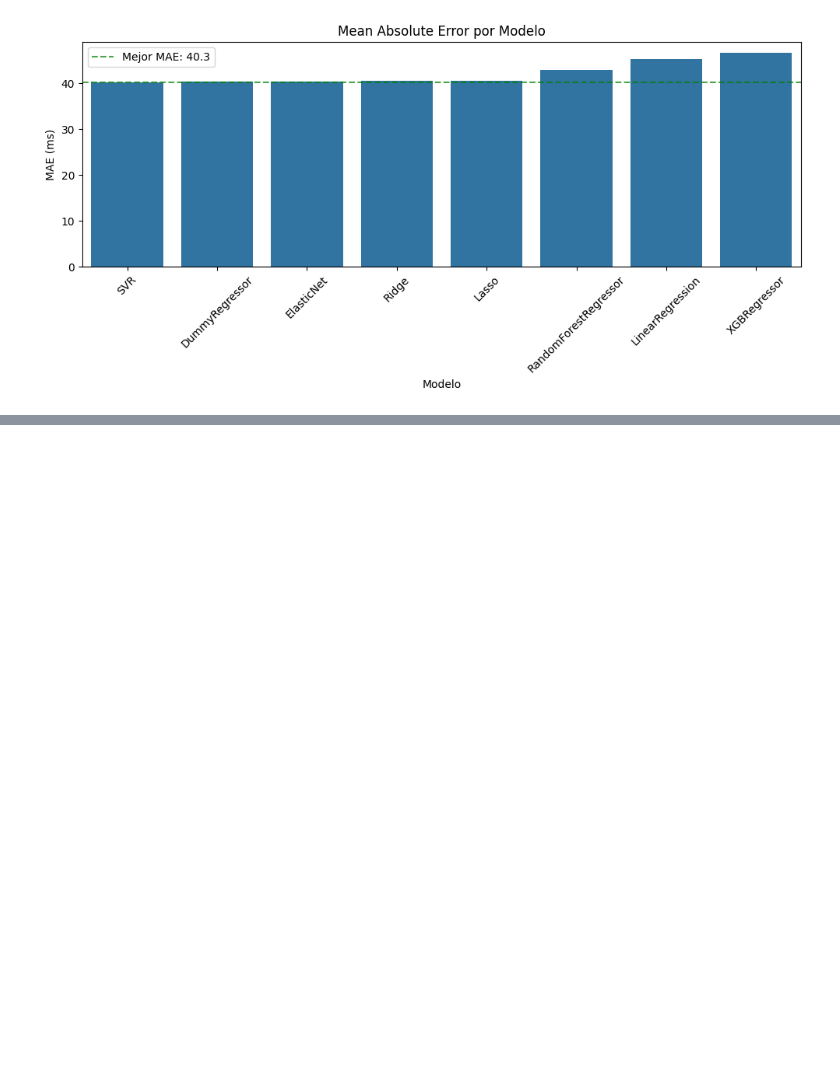
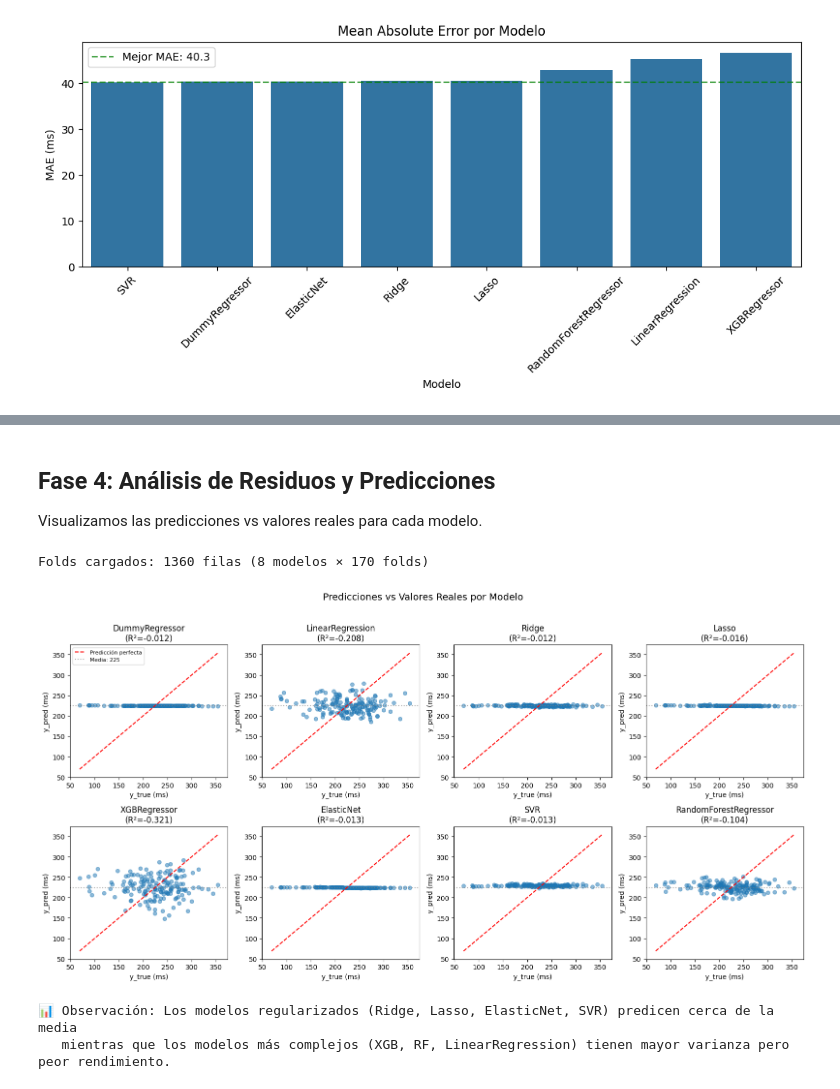
Before and after one commit to gianluca-capelo/datapruebas_analysis, a Jupyter notebook: analysis/tmt_ssrt_ml_results_analysis.ipynb, the cells around one changed output, grey strips where cells are left out. Saved outputs shown, nothing was run; the diff lists cells and outputs as text; code cells hidden in the pictures; blank space fills up the shorter version.

```diff
--- a/analysis/tmt_ssrt_ml_results_analysis.ipynb
+++ b/analysis/tmt_ssrt_ml_results_analysis.ipynb
@@ -78,0 +212,46 @@ plt.show()
+# %% [markdown]
+## Fase 4: Análisis de Residuos y Predicciones
+
+Visualizamos las predicciones vs valores reales para cada modelo.
+# %%
+# Cargar datos por fold
+folds = pd.read_csv("../results/regression/2026-01-26_1901/ssrt/tmt_ssrt/folds.csv")
+print(f"Folds cargados: {folds.shape[0]} filas ({folds['model'].nunique()} modelos × {folds['fold'].nunique()} folds)")
+# %% [output]
+Folds cargados: 1360 filas (8 modelos × 170 folds)
+# %%
+# Scatter plots: Predicciones vs Valores Reales
+fig, axes = plt.subplots(2, 4, figsize=(16, 8))
+models = df['model'].unique()
+
+for ax, model in zip(axes.flat, models):
+    model_folds = folds[folds['model'] == model]
+
+    ax.scatter(model_folds['y_test'], model_folds['y_pred'], alpha=0.5, s=30)
+
+    # Línea de predicción perfecta
+    min_val, max_val = y.min(), y.max()
+    ax.plot([min_val, max_val], [min_val, max_val], 'r--', linewidth=1.5, label='Predicción perfecta')
+
+    # Línea de predicción media (baseline)
+    ax.axhline(y.mean(), color='gray', linestyle=':', alpha=0.7, label=f'Media: {y.mean():.0f}')
+
+    # Calcular R² para este modelo
+    r2_model = df[df['model']==model]['r2'].values[0]
+    ax.set_title(f'{model}\n(R²={r2_model:.3f})')
+    ax.set_xlabel('y_true (ms)')
+    ax.set_ylabel('y_pred (ms)')
+    ax.set_xlim(min_val - 20, max_val + 20)
+    ax.set_ylim(min_val - 20, max_val + 20)
+
+axes[0, 0].legend(loc='upper left', fontsize=8)
+plt.suptitle('Predicciones vs Valores Reales por Modelo', fontsize=14, y=1.02)
+plt.tight_layout()
+plt.show()
+
+print("\n📊 Observación: Los modelos regularizados (Ridge, Lasso, ElasticNet, SVR) predicen cerca de la media")
+print("   mientras que los modelos más complejos (XGB, RF, LinearRegression) tienen mayor varianza pero peor rendimiento.")
+# %% [output]
+[figure, added]
+📊 Observación: Los modelos regularizados (Ridge, Lasso, ElasticNet, SVR) predicen cerca de la media
+   mientras que los modelos más complejos (XGB, RF, LinearRegression) tienen mayor varianza pero peor rendimiento.
```
Also changed, not shown: parts of 21 cells of this notebook.
